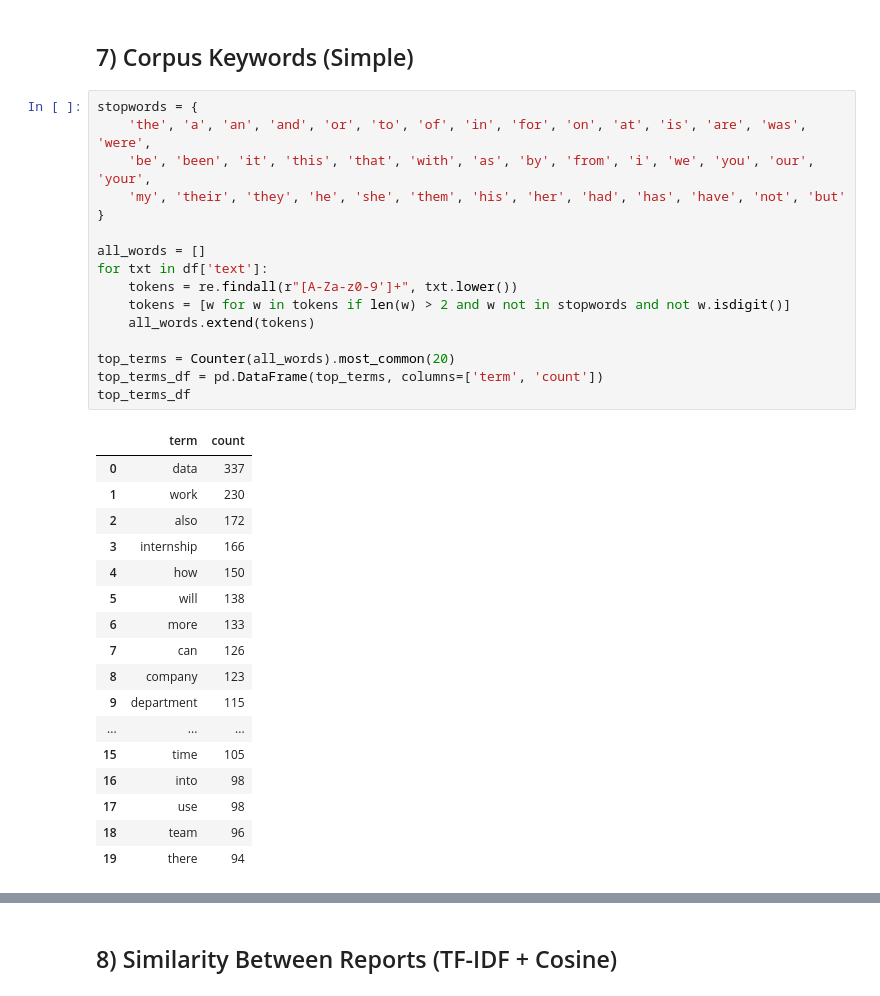
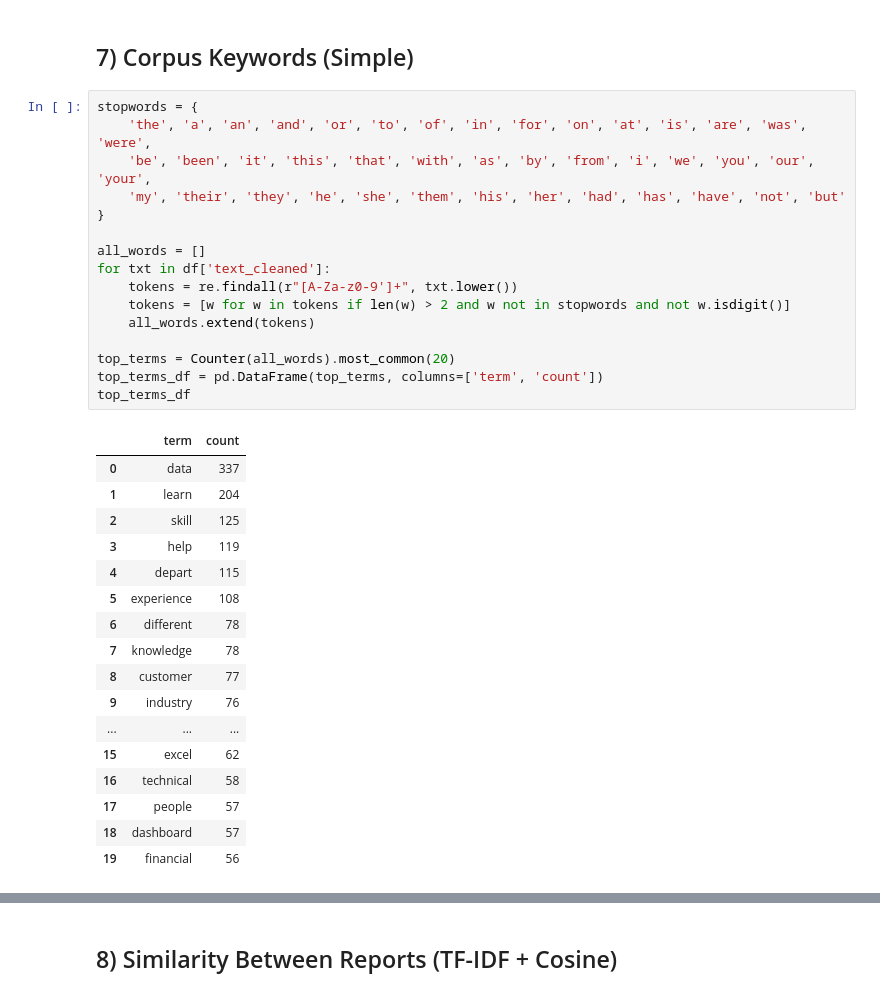
Before and after one commit to Mafuy00/SIP_Reports, a Jupyter notebook: SIPReports_ToYunLin/basic_eda_sip_reports.ipynb, the cells around one changed output, grey strips where cells are left out. Drawn from its saved outputs; the diff is of its cells as text.

Commit message:
Add domain stopwords and post-lemmatization filtering; remove internship tokens; update keyword analysis and regenerate downstream outputs

```diff
--- a/SIPReports_ToYunLin/basic_eda_sip_reports.ipynb
+++ b/SIPReports_ToYunLin/basic_eda_sip_reports.ipynb
@@ -240,37 +837,37 @@ plt.show()
 # %%
 stopwords = {
     'the', 'a', 'an', 'and', 'or', 'to', 'of', 'in', 'for', 'on', 'at', 'is', 'are', 'was', 'were',
     'be', 'been', 'it', 'this', 'that', 'with', 'as', 'by', 'from', 'i', 'we', 'you', 'our', 'your',
     'my', 'their', 'they', 'he', 'she', 'them', 'his', 'her', 'had', 'has', 'have', 'not', 'but'
 }
 
 all_words = []
-for txt in df['text']:
+for txt in df['text_cleaned']:
     tokens = re.findall(r"[A-Za-z0-9']+", txt.lower())
     tokens = [w for w in tokens if len(w) > 2 and w not in stopwords and not w.isdigit()]
     all_words.extend(tokens)
 
 top_terms = Counter(all_words).most_common(20)
 top_terms_df = pd.DataFrame(top_terms, columns=['term', 'count'])
 top_terms_df
 # %% [output]
 |  | term | count |
 | 0 | data | 337 |
-| 1 | work | 230 |
-| 2 | also | 172 |
-| 3 | internship | 166 |
-| 4 | how | 150 |
-| 5 | will | 138 |
-| 6 | more | 133 |
-| 7 | can | 126 |
-| 8 | company | 123 |
-| 9 | department | 115 |
+| 1 | learn | 204 |
+| 2 | skill | 125 |
+| 3 | help | 119 |
+| 4 | depart | 115 |
+| 5 | experience | 108 |
+| 6 | different | 78 |
+| 7 | knowledge | 78 |
+| 8 | customer | 77 |
+| 9 | industry | 76 |
 | ... | ... | ... |
-| 15 | time | 105 |
-| 16 | into | 98 |
-| 17 | use | 98 |
-| 18 | team | 96 |
-| 19 | there | 94 |
+| 15 | excel | 62 |
+| 16 | technical | 58 |
+| 17 | people | 57 |
+| 18 | dashboard | 57 |
+| 19 | financial | 56 |
 # %%
 plt.figure(figsize=(10, 5))
 sns.barplot(data=top_terms_df, x='count', y='term', color='#E45756')
```
Also changed, not shown: parts of 19 cells of this notebook, 1 other file.
